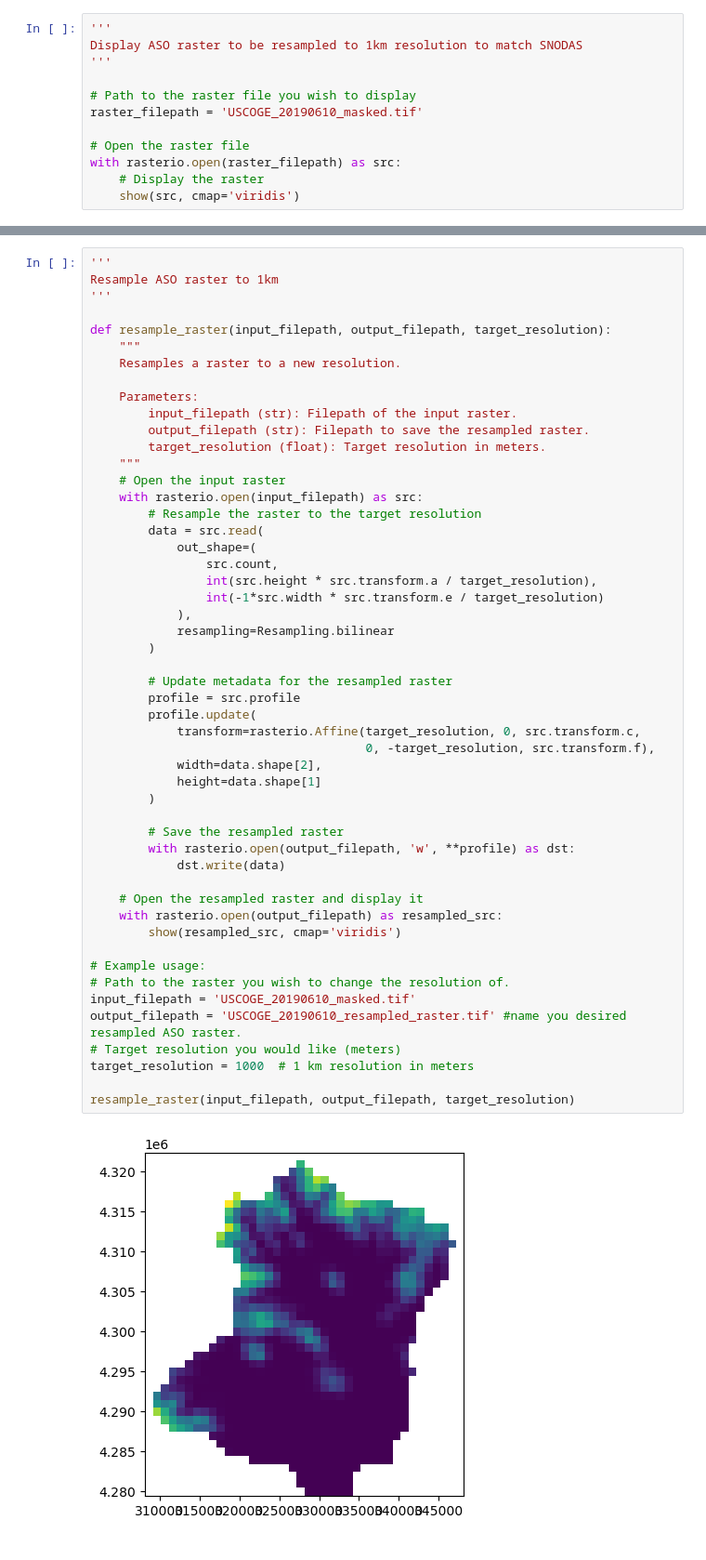
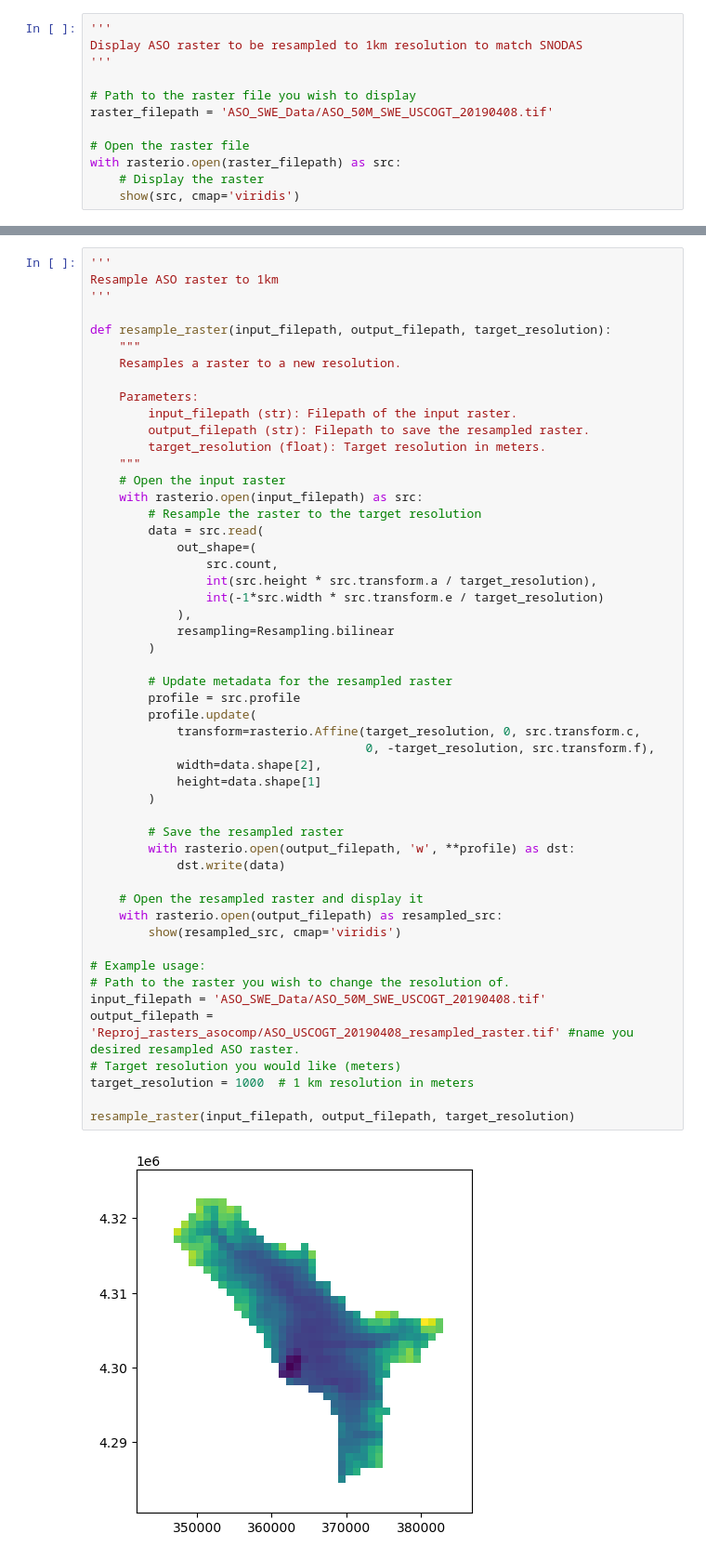
Before and after one commit to eritchie4599/Modeled-vs-Observed-Snow-Depth, a Jupyter notebook: ASO_SNODAS_comp.ipynb, the cells around one changed output, grey strips where cells are left out. Shown at 93% size. Saved outputs shown, nothing was run; the diff lists cells and outputs as text.

```diff
--- a/ASO_SNODAS_comp.ipynb
+++ b/ASO_SNODAS_comp.ipynb
@@ -15,7 +16,7 @@ Display ASO raster to be resampled to 1km resolution to match SNODAS
 '''
 
 # Path to the raster file you wish to display
-raster_filepath = 'USCOGE_20190610_masked.tif'
+raster_filepath = 'ASO_SWE_Data/ASO_50M_SWE_USCOGT_20190408.tif'
 
 # Open the raster file
 with rasterio.open(raster_filepath) as src:
@@ -46,36 +47,36 @@ def resample_raster(input_filepath, output_filepath, target_resolution):
                 int(src.height * src.transform.a / target_resolution),
                 int(-1*src.width * src.transform.e / target_resolution)
             ),
             resampling=Resampling.bilinear
         )
 
         # Update metadata for the resampled raster
         profile = src.profile
         profile.update(
             transform=rasterio.Affine(target_resolution, 0, src.transform.c,
                                       0, -target_resolution, src.transform.f),
             width=data.shape[2],
             height=data.shape[1]
         )
 
         # Save the resampled raster
         with rasterio.open(output_filepath, 'w', **profile) as dst:
             dst.write(data)
 
     # Open the resampled raster and display it
     with rasterio.open(output_filepath) as resampled_src:
         show(resampled_src, cmap='viridis')
 
 # Example usage:
 # Path to the raster you wish to change the resolution of.
-input_filepath = 'USCOGE_20190610_masked.tif'
-output_filepath = 'USCOGE_20190610_resampled_raster.tif' #name you desired resampled ASO raster.
+input_filepath = 'ASO_SWE_Data/ASO_50M_SWE_USCOGT_20190408.tif'
+output_filepath = 'Reproj_rasters_asocomp/ASO_USCOGT_20190408_resampled_raster.tif' #name you desired resampled ASO raster.
 # Target resolution you would like (meters)
 target_resolution = 1000  # 1 km resolution in meters
 
 resample_raster(input_filepath, output_filepath, target_resolution)
 # %% [output]
-[figure, old version]
+[figure, new version]
 # %%
 '''
 Presenting ASO and SNODAS rasters in the same extent and projection
```
Also changed, not shown: parts of 7 cells of this notebook.
